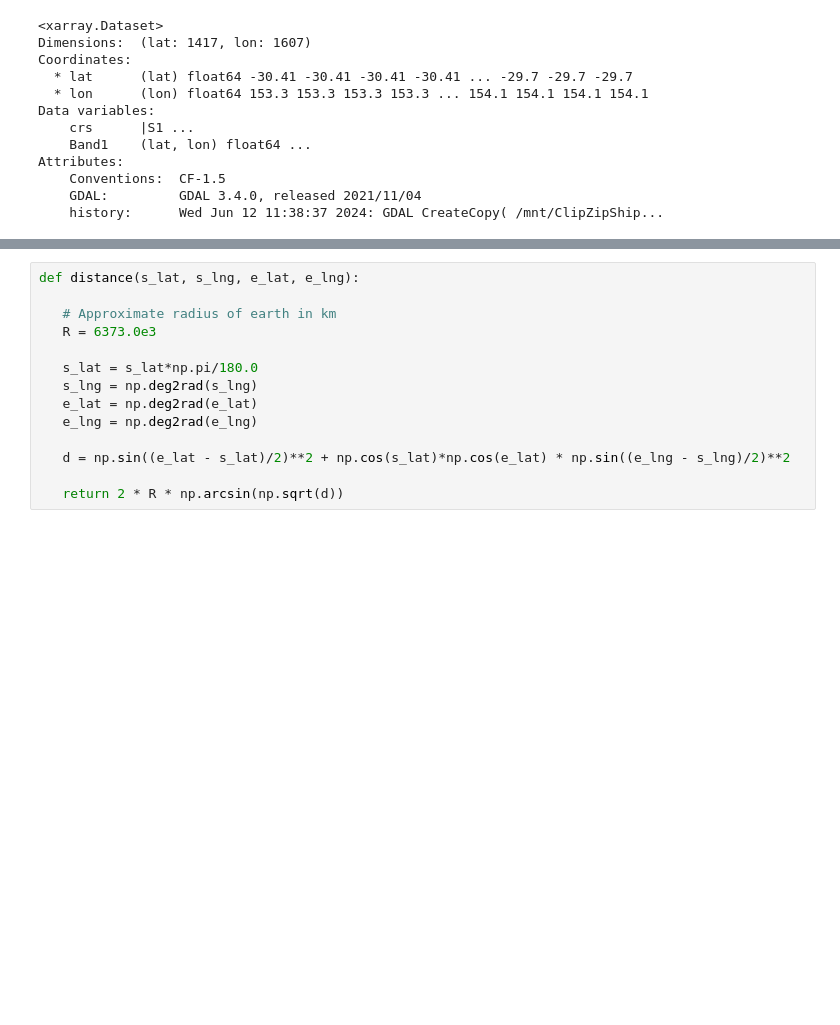
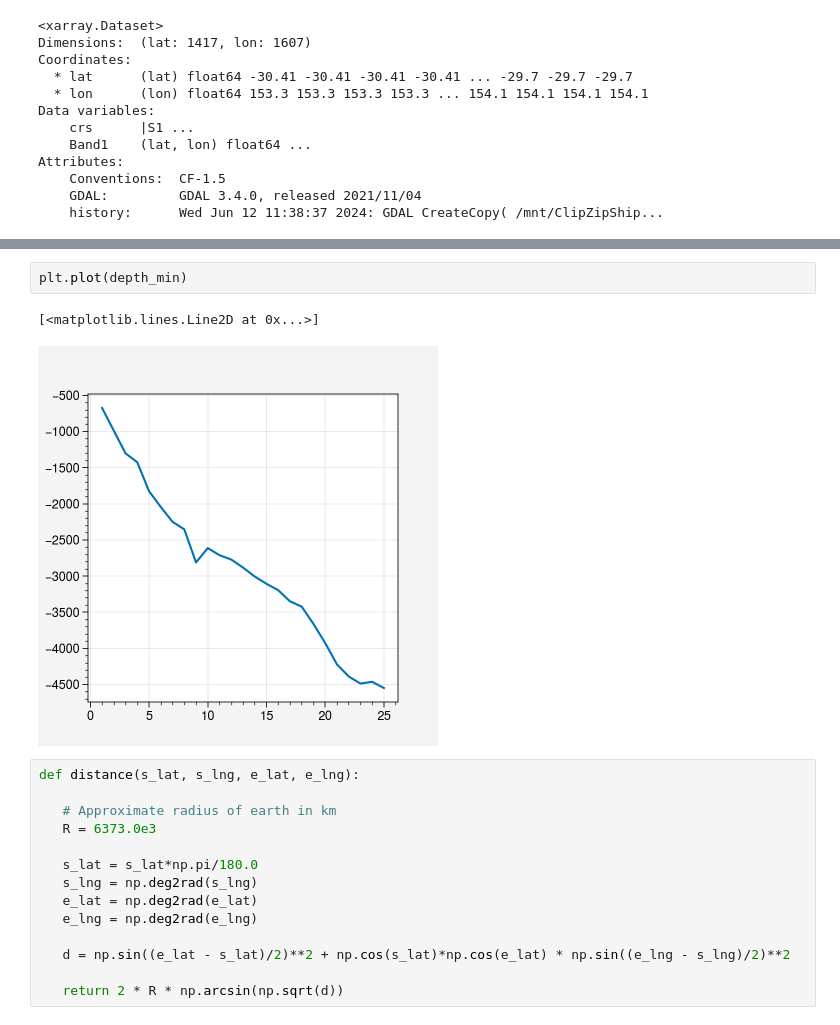
Before and after one commit to Isabela-conde/IN2024_V04-Data-Analysis, a Jupyter notebook: Plot_SADCP_Solitary_Transects.ipynb, the cells around one changed output, grey strips where cells are left out. Saved outputs shown, nothing was run; the diff lists cells and outputs as text; blank space fills up the shorter version.

```diff
--- a/Plot_SADCP_Solitary_Transects.ipynb
+++ b/Plot_SADCP_Solitary_Transects.ipynb
@@ -95,3 +149,8 @@ fig.colorbar(cs)
+# %%
+plt.plot(depth_min)
+# %% [output]
+[<matplotlib.lines.Line2D at 0x...>]
+[figure, added]
 # %%
 def distance(s_lat, s_lng, e_lat, e_lng):
 
```
Also changed, not shown: parts of 15 cells of this notebook.
